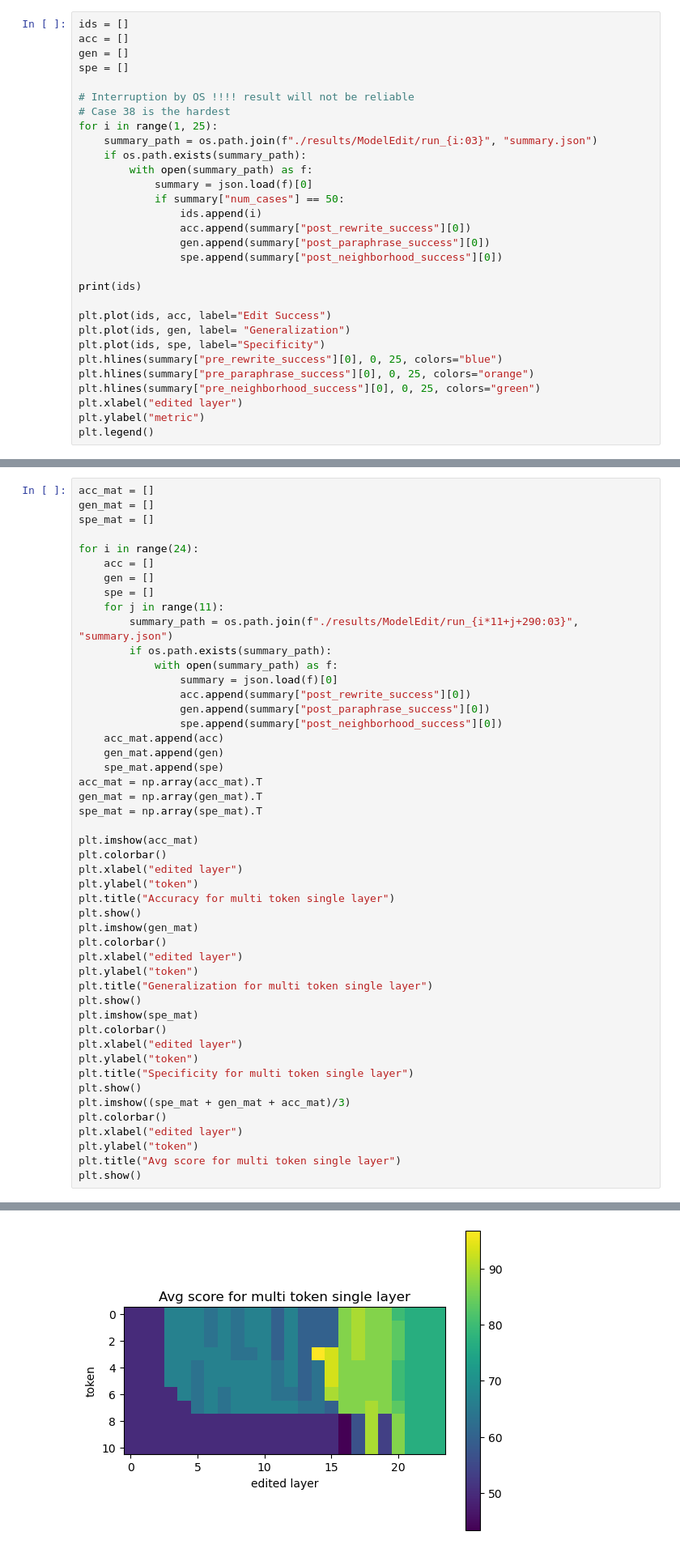
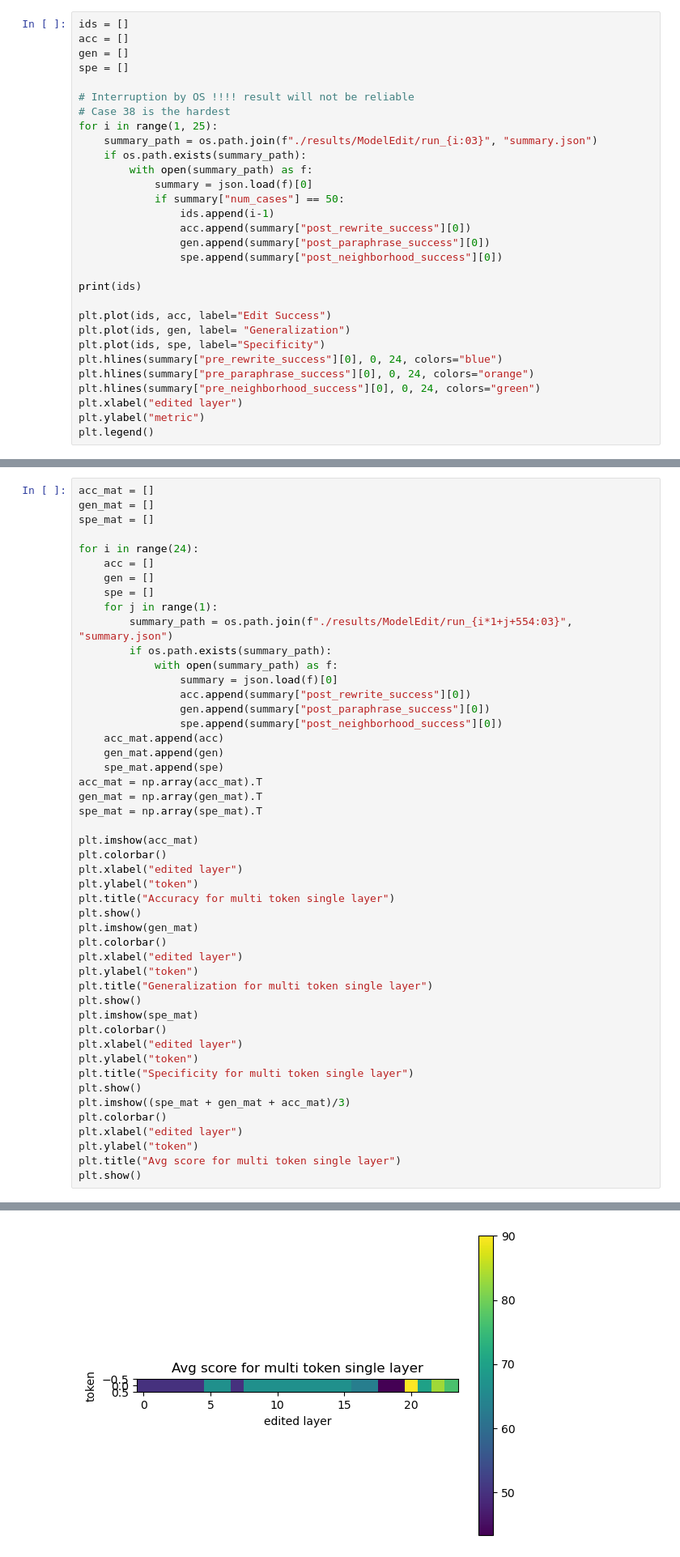
Before and after one commit to GLauzza/rome, a Jupyter notebook: result_viz.ipynb, the cells around one changed output, grey strips where cells are left out. Shown at 81% size. Cells and saved outputs as stored; diff of their text form.

```diff
--- a/result_viz.ipynb
+++ b/result_viz.ipynb
@@ -17,7 +17,7 @@ for i in range(1, 25):
         with open(summary_path) as f:
             summary = json.load(f)[0]
             if summary["num_cases"] == 50:
-                ids.append(i)
+                ids.append(i-1)
                 acc.append(summary["post_rewrite_success"][0])
                 gen.append(summary["post_paraphrase_success"][0])
                 spe.append(summary["post_neighborhood_success"][0])
@@ -27,9 +27,9 @@ print(ids)
 plt.plot(ids, acc, label="Edit Success")
 plt.plot(ids, gen, label= "Generalization")
 plt.plot(ids, spe, label="Specificity")
-plt.hlines(summary["pre_rewrite_success"][0], 0, 25, colors="blue")
-plt.hlines(summary["pre_paraphrase_success"][0], 0, 25, colors="orange")
-plt.hlines(summary["pre_neighborhood_success"][0], 0, 25, colors="green")
+plt.hlines(summary["pre_rewrite_success"][0], 0, 24, colors="blue")
+plt.hlines(summary["pre_paraphrase_success"][0], 0, 24, colors="orange")
+plt.hlines(summary["pre_neighborhood_success"][0], 0, 24, colors="green")
 plt.xlabel("edited layer")
 plt.ylabel("metric")
 plt.legend()
@@ -205,8 +212,8 @@ for i in range(24):
     acc = []
     gen = []
     spe = []
-    for j in range(11):
-        summary_path = os.path.join(f"./results/ModelEdit/run_{i*11+j+290:03}", "summary.json")
+    for j in range(1):
+        summary_path = os.path.join(f"./results/ModelEdit/run_{i*1+j+554:03}", "summary.json")
         if os.path.exists(summary_path):
             with open(summary_path) as f:
                 summary = json.load(f)[0]
@@ -251 +258 @@ plt.show()
-[figure, old version]
+[figure, new version]
```
Also changed, not shown: parts of 3 cells of this notebook, 3 other files.
